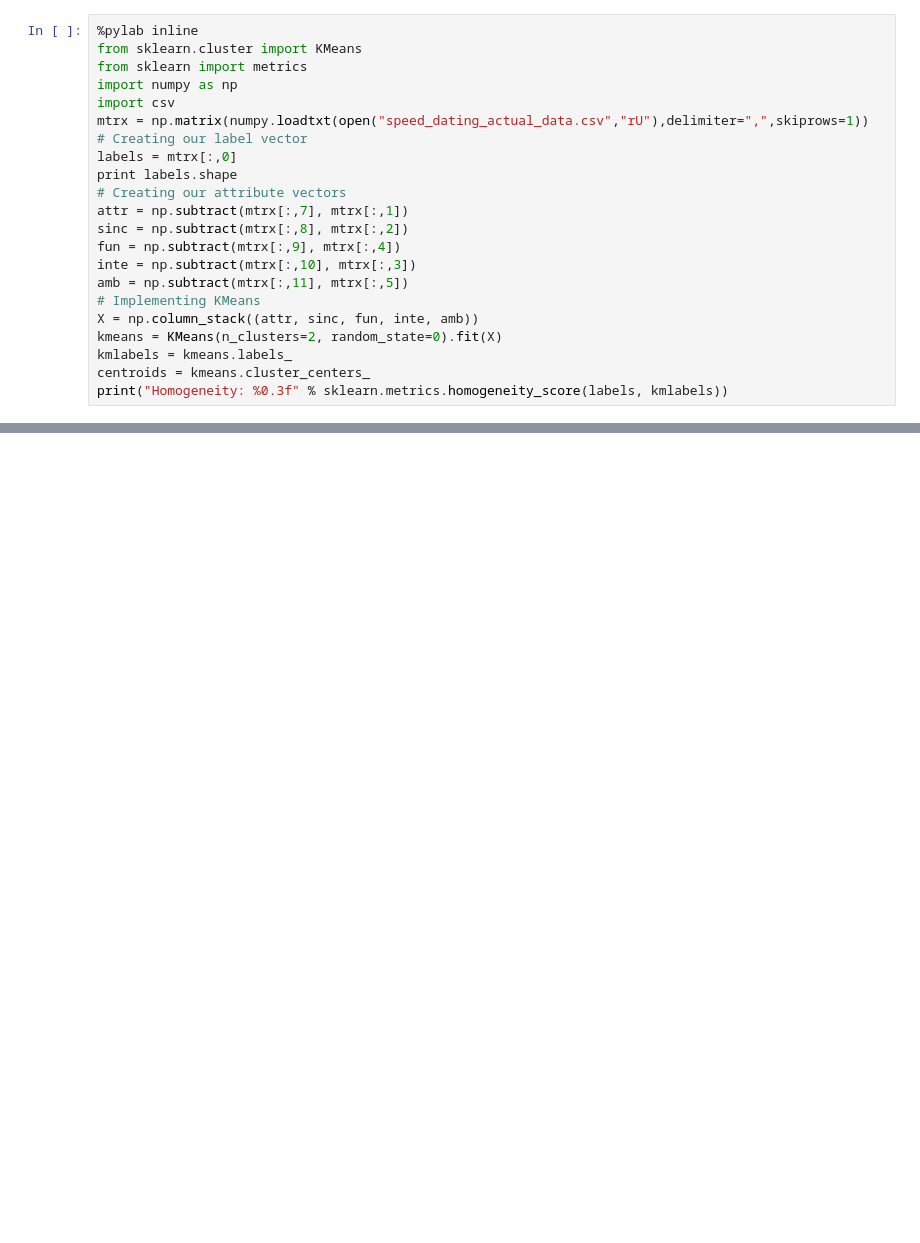
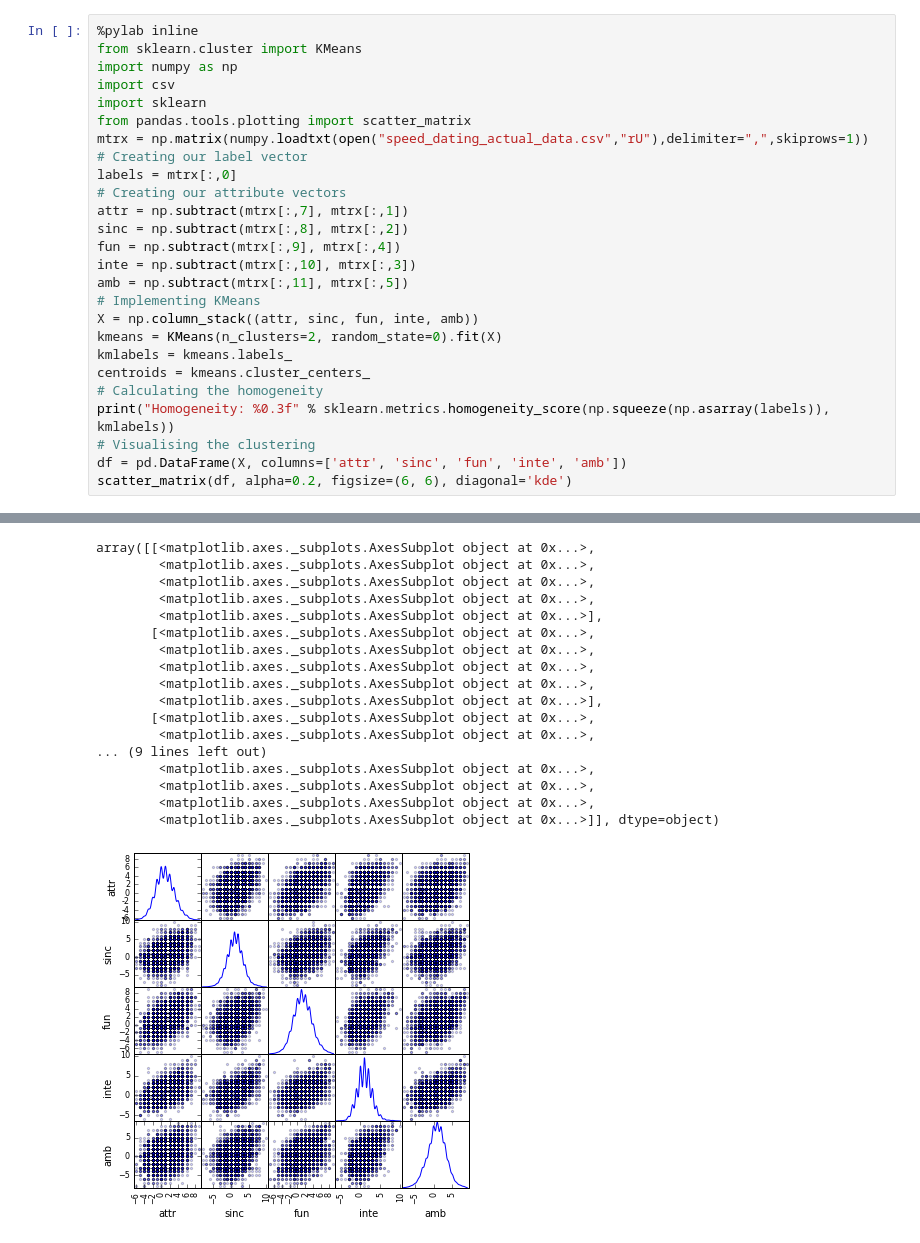
Before and after one commit to dovalioglu/MachineLearning, a Jupyter notebook: Decision Tree.ipynb, the cells around one changed output, grey strips where cells are left out. Saved outputs shown, nothing was run; the diff lists cells and outputs as text; blank space fills up the shorter version.

```diff
--- a/Decision Tree.ipynb
+++ b/Decision Tree.ipynb
@@ -92,13 +142,13 @@ system("dot -Tpng clf2.dot -o clf2.png")
 # %%
 %pylab inline
 from sklearn.cluster import KMeans
-from sklearn import metrics
 import numpy as np
 import csv
+import sklearn
+from pandas.tools.plotting import scatter_matrix
 mtrx = np.matrix(numpy.loadtxt(open("speed_dating_actual_data.csv","rU"),delimiter=",",skiprows=1))
 # Creating our label vector
 labels = mtrx[:,0]
-print labels.shape
 # Creating our attribute vectors
 attr = np.subtract(mtrx[:,7], mtrx[:,1])
 sinc = np.subtract(mtrx[:,8], mtrx[:,2])
@@ -110,6 +160,10 @@ X = np.column_stack((attr, sinc, fun, inte, amb))
 kmeans = KMeans(n_clusters=2, random_state=0).fit(X)
 kmlabels = kmeans.labels_
 centroids = kmeans.cluster_centers_
-print("Homogeneity: %0.3f" % sklearn.metrics.homogeneity_score(labels, kmlabels))
+# Calculating the homogeneity
+print("Homogeneity: %0.3f" % sklearn.metrics.homogeneity_score(np.squeeze(np.asarray(labels)), kmlabels))
+# Visualising the clustering
+df = pd.DataFrame(X, columns=['attr', 'sinc', 'fun', 'inte', 'amb'])
+scatter_matrix(df, alpha=0.2, figsize=(6, 6), diagonal='kde')
 # %% [output]
 Populating the interactive namespace from numpy and matplotlib
@@ -119,0 +173,18 @@ NameError: name 'sklearn' is not defined
+array([[<matplotlib.axes._subplots.AxesSubplot object at 0x...>,
+        <matplotlib.axes._subplots.AxesSubplot object at 0x...>,
+        <matplotlib.axes._subplots.AxesSubplot object at 0x...>,
+        <matplotlib.axes._subplots.AxesSubplot object at 0x...>,
+        <matplotlib.axes._subplots.AxesSubplot object at 0x...>],
+       [<matplotlib.axes._subplots.AxesSubplot object at 0x...>,
+        <matplotlib.axes._subplots.AxesSubplot object at 0x...>,
+        <matplotlib.axes._subplots.AxesSubplot object at 0x...>,
+        <matplotlib.axes._subplots.AxesSubplot object at 0x...>,
+        <matplotlib.axes._subplots.AxesSubplot object at 0x...>],
+       [<matplotlib.axes._subplots.AxesSubplot object at 0x...>,
+        <matplotlib.axes._subplots.AxesSubplot object at 0x...>,
+... (9 lines left out)
+        <matplotlib.axes._subplots.AxesSubplot object at 0x...>,
+        <matplotlib.axes._subplots.AxesSubplot object at 0x...>,
+        <matplotlib.axes._subplots.AxesSubplot object at 0x...>,
+        <matplotlib.axes._subplots.AxesSubplot object at 0x...>]], dtype=object)
+[figure, added]
```
Also changed, not shown: parts of 4 cells of this notebook.
